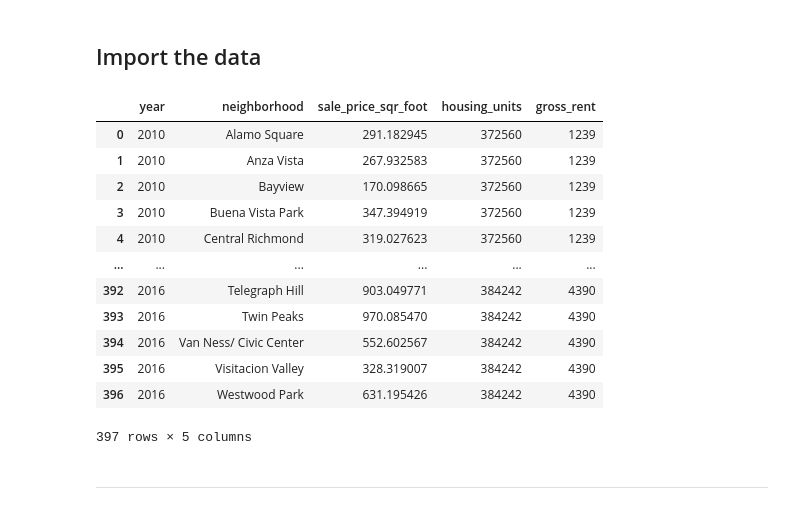
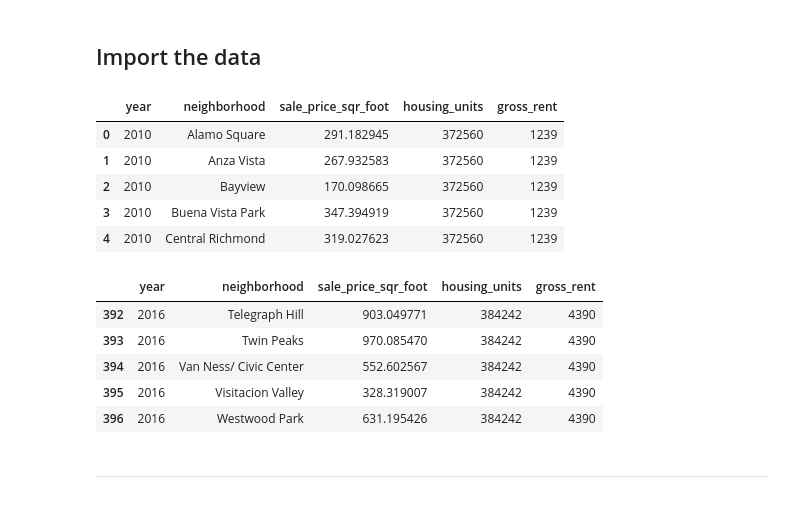
Before and after one commit to juil/rentalanalysis, a Jupyter notebook: san_francisco_housing.ipynb, the cells around one changed output. Saved outputs shown, nothing was run; the diff lists cells and outputs as text; code cells hidden in the pictures.

Commit message:
Use display() to output head() and tail()

```diff
--- a/san_francisco_housing.ipynb
+++ b/san_francisco_housing.ipynb
@@ -63,26 +63,25 @@ from pathlib import Path
 # %%
 # Using the read_csv function and Path module, create a DataFrame
 # by importing the sfo_neighborhoods_census_data.csv file from the Resources folder
 census_data_file = Path('Resources/sfo_neighborhoods_census_data.csv')
 sfo_data_df = pd.read_csv(census_data_file, delimiter=',')
 
 # Review the first and last five rows of the DataFrame
-# Normally use .head() and .tail(), but calling the dataframe already truncates data to first and last 5 rows of data.
-sfo_data_df
+display(sfo_data_df.head())
+display(sfo_data_df.tail())
 # %% [output]
 |  | year | neighborhood | sale_price_sqr_foot | housing_units | gross_rent |
 | 0 | 2010 | Alamo Square | 291.182945 | 372560 | 1239 |
 | 1 | 2010 | Anza Vista | 267.932583 | 372560 | 1239 |
 | 2 | 2010 | Bayview | 170.098665 | 372560 | 1239 |
 | 3 | 2010 | Buena Vista Park | 347.394919 | 372560 | 1239 |
 | 4 | 2010 | Central Richmond | 319.027623 | 372560 | 1239 |
-| ... | ... | ... | ... | ... | ... |
-| 392 | 2016 | Telegraph Hill | 903.049771 | 384242 | 4390 |
-| 393 | 2016 | Twin Peaks | 970.085470 | 384242 | 4390 |
-| 394 | 2016 | Van Ness/ Civic Center | 552.602567 | 384242 | 4390 |
-| 395 | 2016 | Visitacion Valley | 328.319007 | 384242 | 4390 |
-| 396 | 2016 | Westwood Park | 631.195426 | 384242 | 4390 |
-397 rows × 5 columns
+|  | year | neighborhood | sale_price_sqr_foot | housing_units | gross_rent |
+| 392 | 2016 | Telegraph Hill | 903.049771 | 384242 | 4390 |
+| 393 | 2016 | Twin Peaks | 970.085470 | 384242 | 4390 |
+| 394 | 2016 | Van Ness/ Civic Center | 552.602567 | 384242 | 4390 |
+| 395 | 2016 | Visitacion Valley | 328.319007 | 384242 | 4390 |
+| 396 | 2016 | Westwood Park | 631.195426 | 384242 | 4390 |
 # %% [markdown]
 ---
 # %% [markdown]
```
Also changed, not shown: parts of 1 cell of this notebook.
